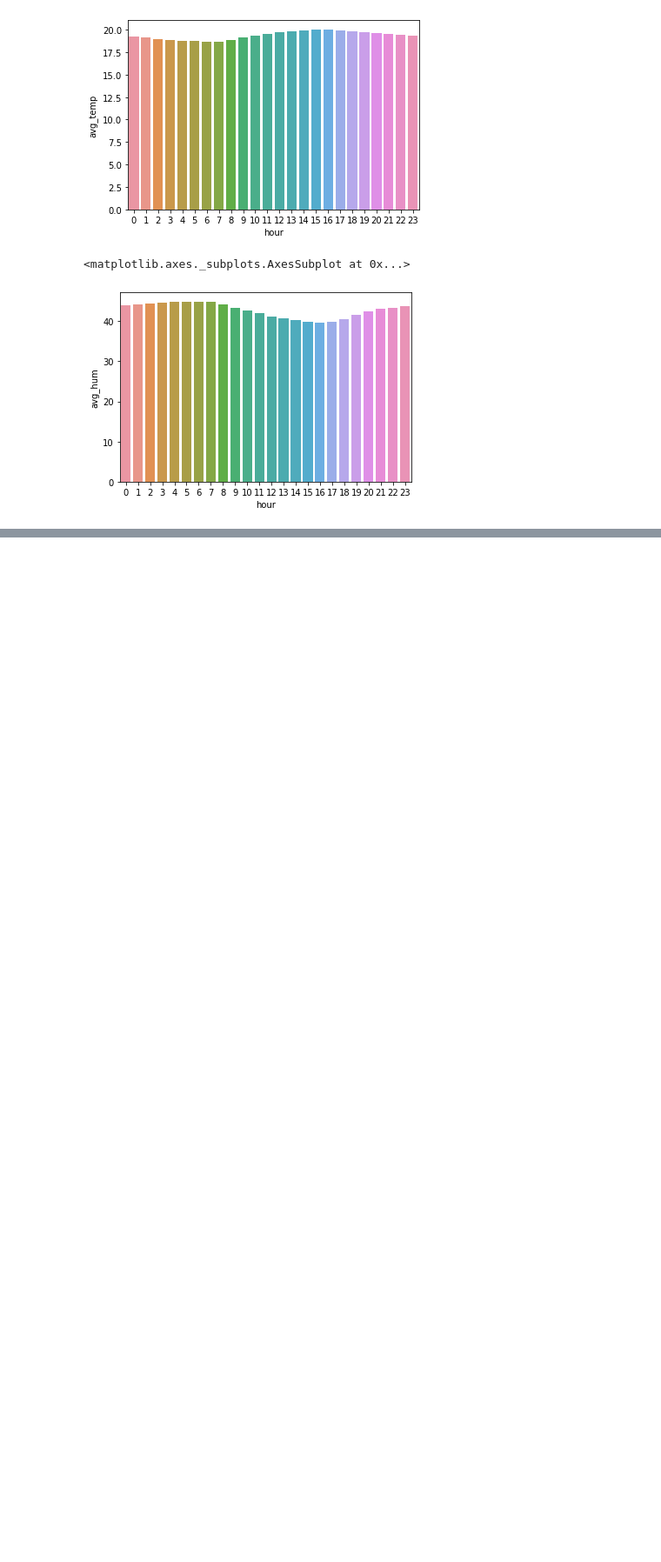
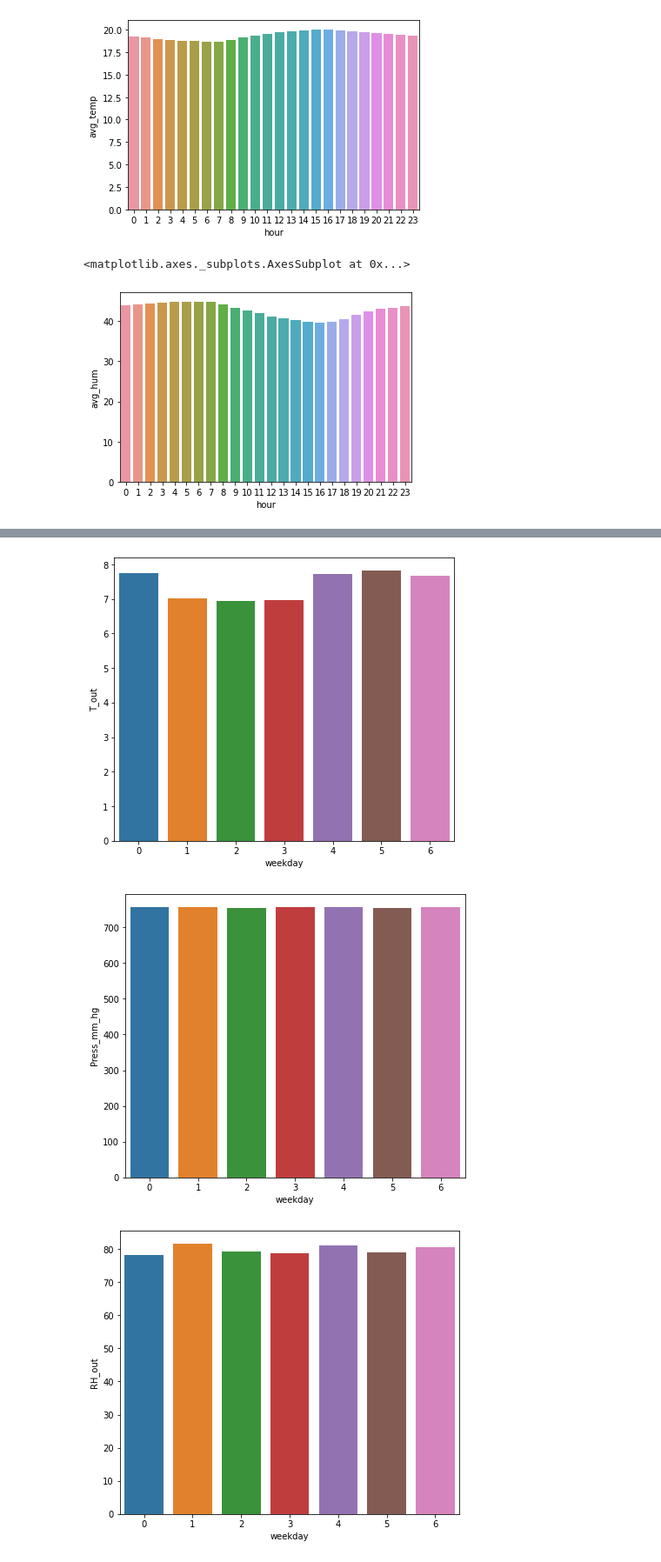
Before and after one commit to Shubhankitsirvaiya/Appliance-Energy-Prediction, a Jupyter notebook: Capstone_Project_Regression.ipynb, the cells around one changed output, grey strips where cells are left out. Shown at 87% size. Saved outputs shown, nothing was run; the diff lists cells and outputs as text; code cells hidden in the pictures; blank space fills up the shorter version.

```diff
--- a/Capstone_Project_Regression.ipynb
+++ b/Capstone_Project_Regression.ipynb
@@ -211,0 +212,5 @@ df.head()
+# %%
+other_col=['date', 'Appliances', 'T_out', 'Press_mm_hg', 'RH_out', 'Windspeed',
+       'Visibility', 'Tdewpoint', 'rv1', 'rv2', 'hour', 'weekday']
+# %%
+df_other=df[other_col]
@@ -211,0 +233,9 @@ df.head()
+# %%
+for i in df_other.columns[2:10]:
+  plt.figure(figsize=(7,6))
+  df_week=pd.DataFrame(df_other.groupby('weekday')[i].mean()).reset_index()
+  sns.barplot(x=df_week['weekday'],y=df_week[i])
+# %% [output]
+[figure, added]
+[figure, added]
+[figure, added]
```
Also changed, not shown: parts of 5 cells of this notebook.
